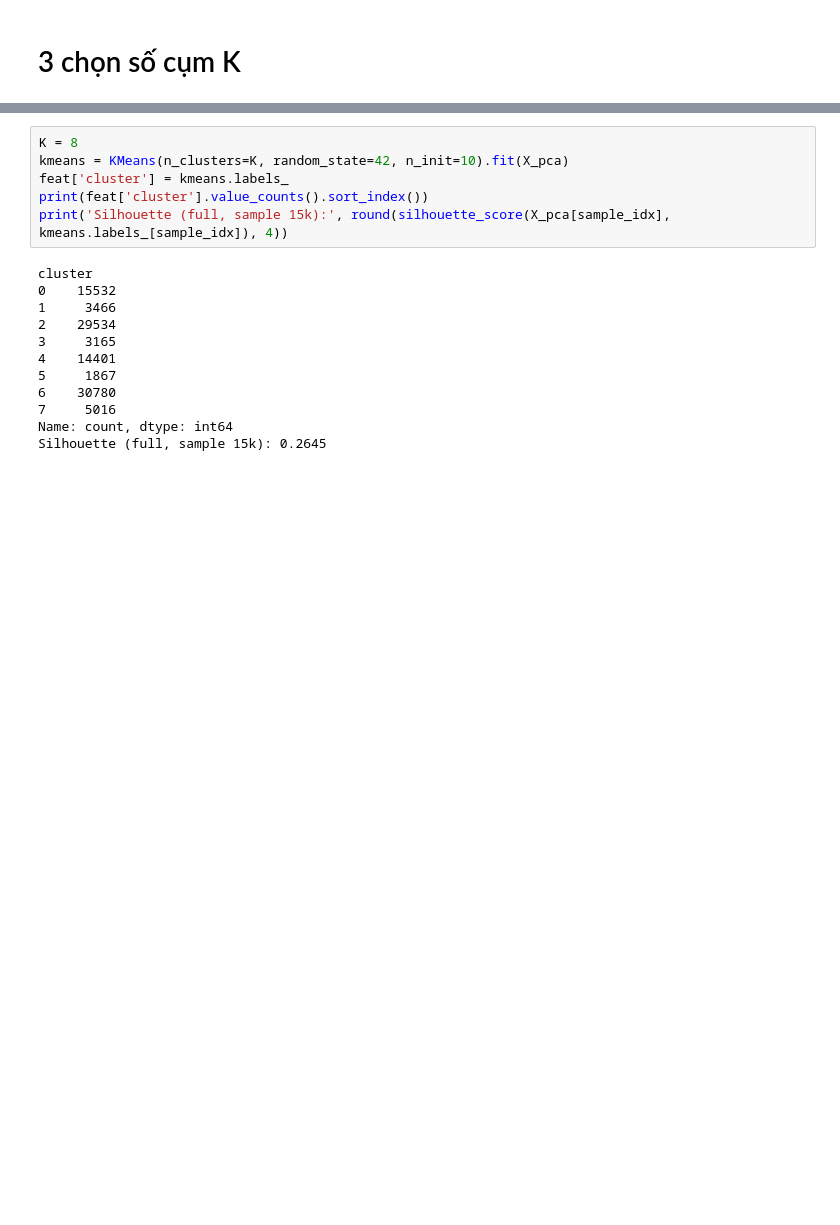
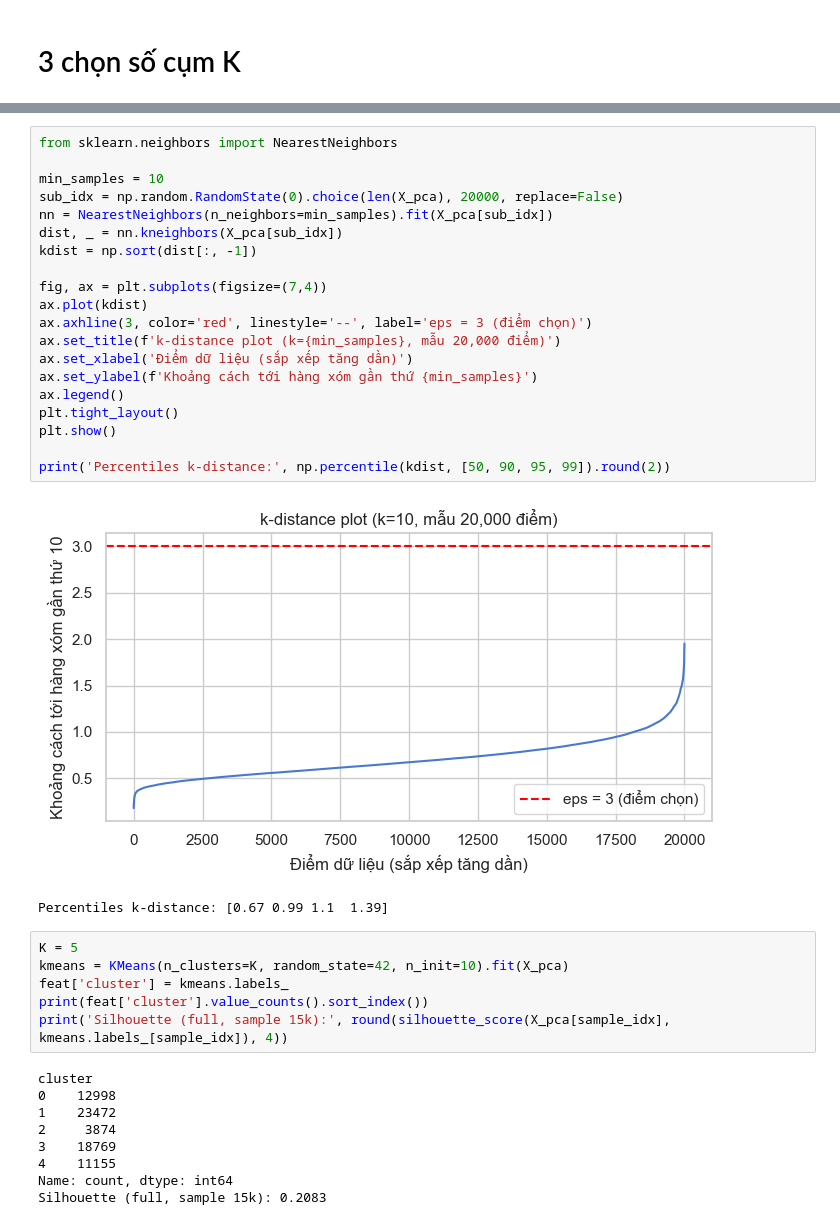
Before and after one commit to nguyenquynhanh10267-debug/Machine-Learning, a Jupyter notebook: taobao_behaviour/Dimensionality_Reduction_Clustering.ipynb, the cells around one changed output, grey strips where cells are left out. Cells and saved outputs as stored; diff of their text form; blank space fills up the shorter version.

```diff
--- a/taobao_behaviour/Dimensionality_Reduction_Clustering.ipynb
+++ b/taobao_behaviour/Dimensionality_Reduction_Clustering.ipynb
@@ -121,18 +171,38 @@ K=14: silhouette=0.1923
+# %%
+from sklearn.neighbors import NearestNeighbors
+
+min_samples = 10
+sub_idx = np.random.RandomState(0).choice(len(X_pca), 20000, replace=False)
+nn = NearestNeighbors(n_neighbors=min_samples).fit(X_pca[sub_idx])
+dist, _ = nn.kneighbors(X_pca[sub_idx])
+kdist = np.sort(dist[:, -1])
+
+fig, ax = plt.subplots(figsize=(7,4))
+ax.plot(kdist)
+ax.axhline(3, color='red', linestyle='--', label='eps = 3 (điểm chọn)')
+ax.set_title(f'k-distance plot (k={min_samples}, mẫu 20,000 điểm)')
+ax.set_xlabel('Điểm dữ liệu (sắp xếp tăng dần)')
+ax.set_ylabel(f'Khoảng cách tới hàng xóm gần thứ {min_samples}')
+ax.legend()
+plt.tight_layout()
+plt.show()
+
+print('Percentiles k-distance:', np.percentile(kdist, [50, 90, 95, 99]).round(2))
+# %% [output]
+[figure, added]
+Percentiles k-distance: [0.67 0.99 1.1  1.39]
 # %%
-K = 8
+K = 5
 kmeans = KMeans(n_clusters=K, random_state=42, n_init=10).fit(X_pca)
 feat['cluster'] = kmeans.labels_
 print(feat['cluster'].value_counts().sort_index())
 print('Silhouette (full, sample 15k):', round(silhouette_score(X_pca[sample_idx], kmeans.labels_[sample_idx]), 4))
 # %% [output]
 cluster
-0    15532
-1     3466
-2    29534
-3     3165
-4    14401
-5     1867
-6    30780
-7     5016
+0    12998
+1    23472
+2     3874
+3    18769
+4    11155
 Name: count, dtype: int64
-Silhouette (full, sample 15k): 0.2645
+Silhouette (full, sample 15k): 0.2083
```
Also changed, not shown: parts of 24 cells of this notebook, 19 other files.
